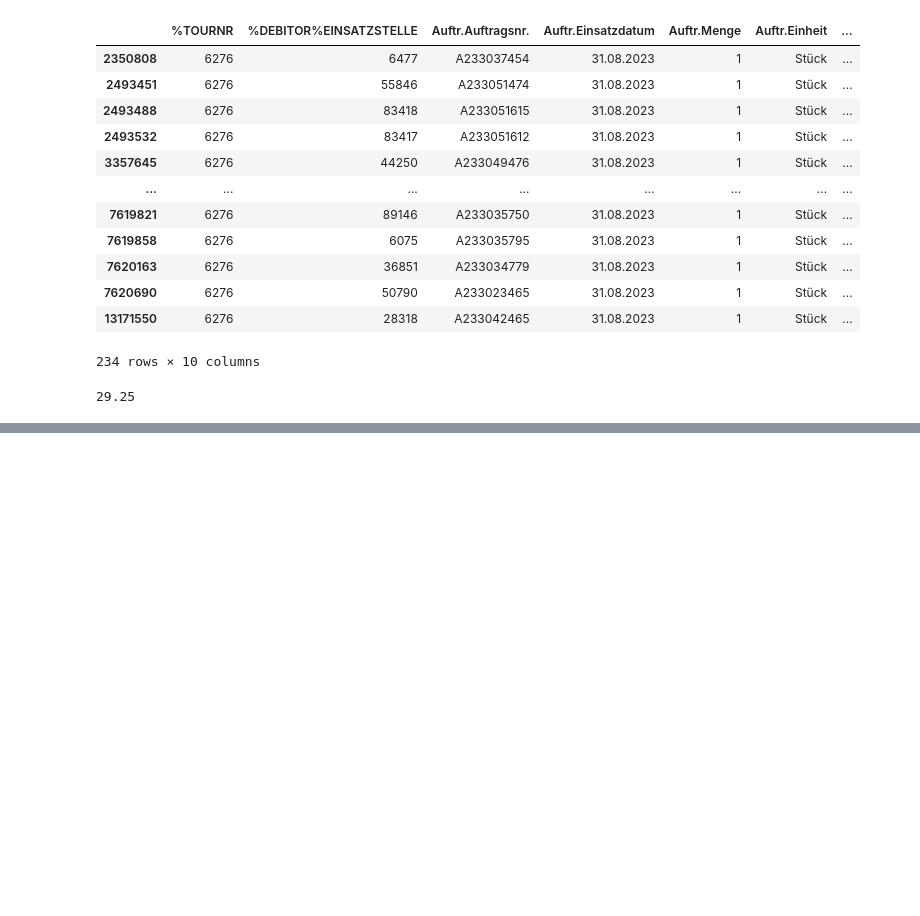
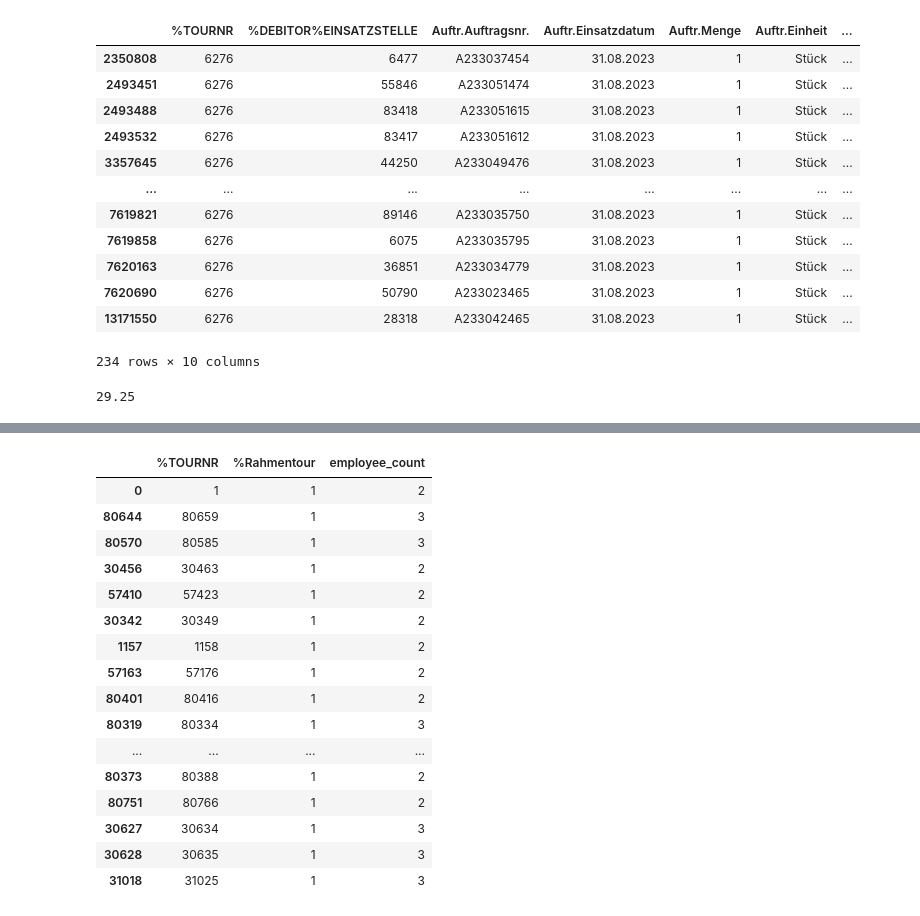
Before and after one commit to baz263/n3xtcoder, a Jupyter notebook: join.ipynb, the cells around one changed output, grey strips where cells are left out. Saved outputs shown, nothing was run; the diff lists cells and outputs as text; code cells hidden in the pictures; blank space fills up the shorter version.

```diff
--- a/join.ipynb
+++ b/join.ipynb
@@ -287,0 +320,2 @@ tasks[tasks['%TOURNR'] == 6276]
+# %%
+grouped = resources_tours.groupby(['%TOURNR', '%Rahmentour']).count().reset_index()
@@ -287,0 +331,4 @@ tasks[tasks['%TOURNR'] == 6276]
+# %%
+sorted_grouped = grouped.sort_values(by='%Rahmentour')
+# %%
+sorted_grouped = sorted_grouped[['%TOURNR','%Rahmentour','%Mitarbeiternummer']]
@@ -287,0 +337,20 @@ tasks[tasks['%TOURNR'] == 6276]
+# %%
+sorted_grouped.head(20)
+# %% [output]
+|  | %TOURNR | %Rahmentour | employee_count |
+| 0 | 1 | 1 | 2 |
+| 80644 | 80659 | 1 | 3 |
+| 80570 | 80585 | 1 | 3 |
+| 30456 | 30463 | 1 | 2 |
+| 57410 | 57423 | 1 | 2 |
+| 30342 | 30349 | 1 | 2 |
+| 1157 | 1158 | 1 | 2 |
+| 57163 | 57176 | 1 | 2 |
+| 80401 | 80416 | 1 | 2 |
+| 80319 | 80334 | 1 | 3 |
+| ... | ... | ... | ... |
+| 80373 | 80388 | 1 | 2 |
+| 80751 | 80766 | 1 | 2 |
+| 30627 | 30634 | 1 | 3 |
+| 30628 | 30635 | 1 | 3 |
+| 31018 | 31025 | 1 | 3 |
```
Also changed, not shown: parts of 11 cells of this notebook.
